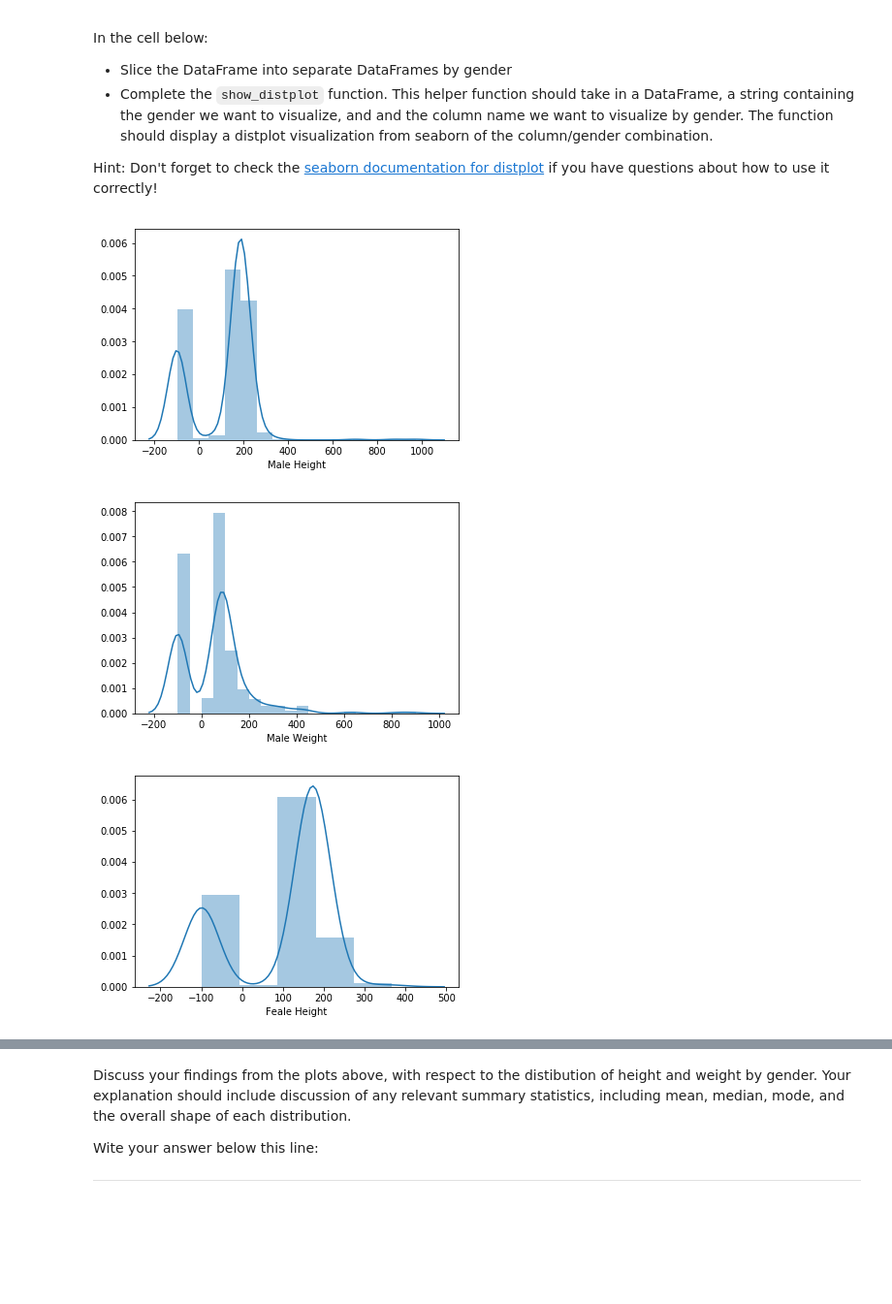
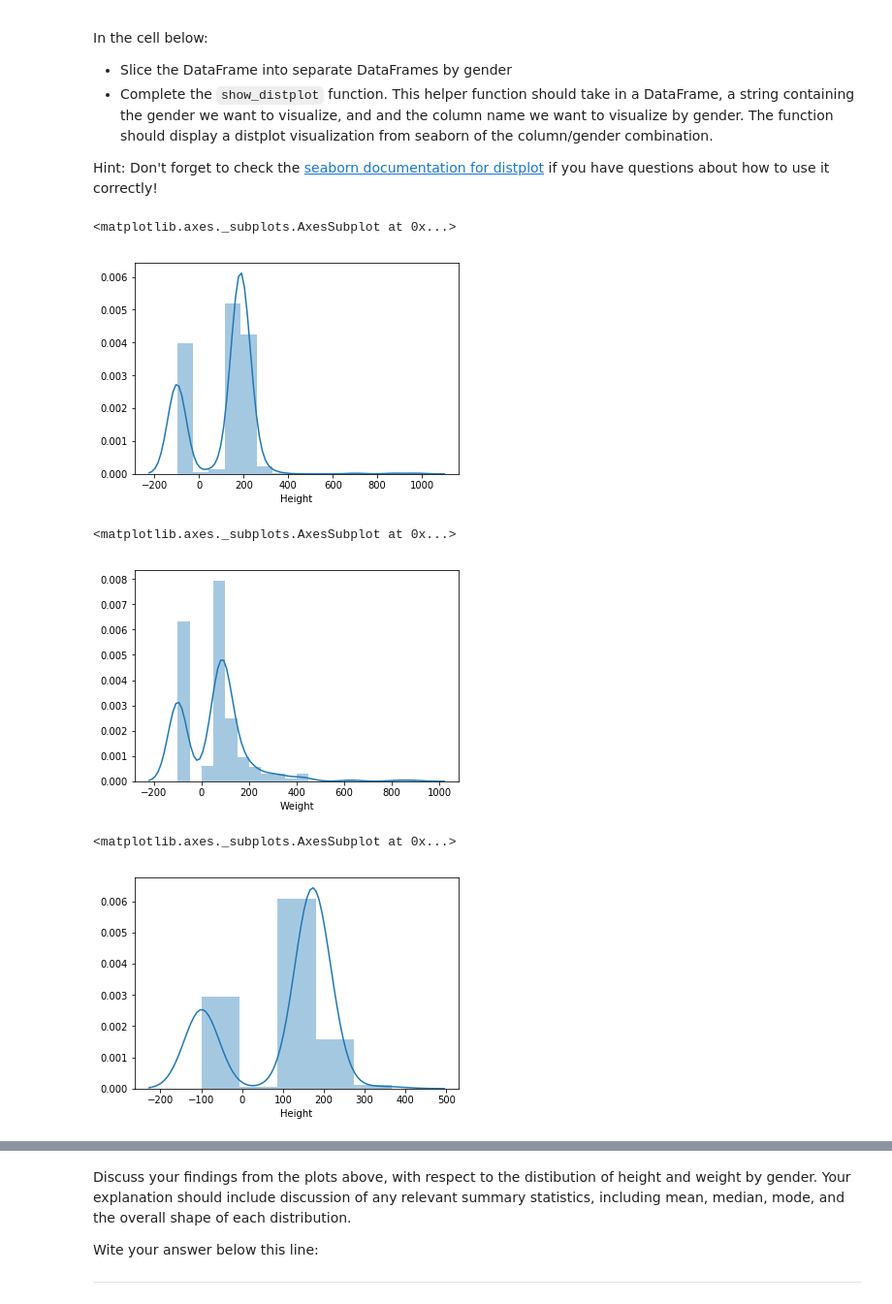
Before and after one commit to osterburg/dsc-0-04-18-cleaning-messy-data-summative-lab-online-ds-ft-100118, a Jupyter notebook: index.ipynb, the cells around one changed output, grey strips where cells are left out. Shown at 97% size. Saved outputs shown, nothing was run; the diff lists cells and outputs as text; code cells hidden in the pictures; blank space fills up the shorter version.

```diff
--- a/index.ipynb
+++ b/index.ipynb
@@ -263,31 +341,32 @@ In the cell below:
 
 Hint: Don't forget to check the [seaborn documentation for distplot](https://seaborn.pydata.org/generated/seaborn.distplot.html) if you have questions about how to use it correctly!
 # %%
-male_heroes_df = df[df['Gender'] == 'Male']
-female_heroes_df = df[df['Gender'] == 'Female']
+# male_heroes_df = df[df['Gender'] == 'Male']
+# female_heroes_df = df[df['Gender'] == 'Female']
 
 def show_distplot(dataframe, gender, column_name):
-    x = dataframe[column_name]
-    title = str(gender) + " " + str(column_name)
-    x = pd.Series(x, name=title)
-    ax = sns.distplot(x)
+    x = dataframe[dataframe['Gender'] == gender][column_name]
+    return sns.distplot(x, hist=True)
 # %%
 # Male Height
 #x = male_heroes_df['Height']
 #x = pd.Series(x, name="Male Height")
 #ax = sns.distplot(x)
-show_distplot(male_heroes_df, "Male", "Height")
+show_distplot(df, "Male", "Height")
 # %% [output]
+<matplotlib.axes._subplots.AxesSubplot at 0x...>
-[figure, old version]
+[figure, new version]
 # %%
 # Male Weight
-show_distplot(male_heroes_df, "Male", "Weight")
+show_distplot(df, "Male", "Weight")
 # %% [output]
+<matplotlib.axes._subplots.AxesSubplot at 0x...>
-[figure, old version]
+[figure, new version]
 # %%
 # Female Height
-show_distplot(female_heroes_df, "Feale", "Height")
+show_distplot(df, "Female", "Height")
 # %% [output]
+<matplotlib.axes._subplots.AxesSubplot at 0x...>
-[figure, old version]
+[figure, new version]
 # %%
 # Female Weight
```
Also changed, not shown: parts of 20 cells of this notebook.
